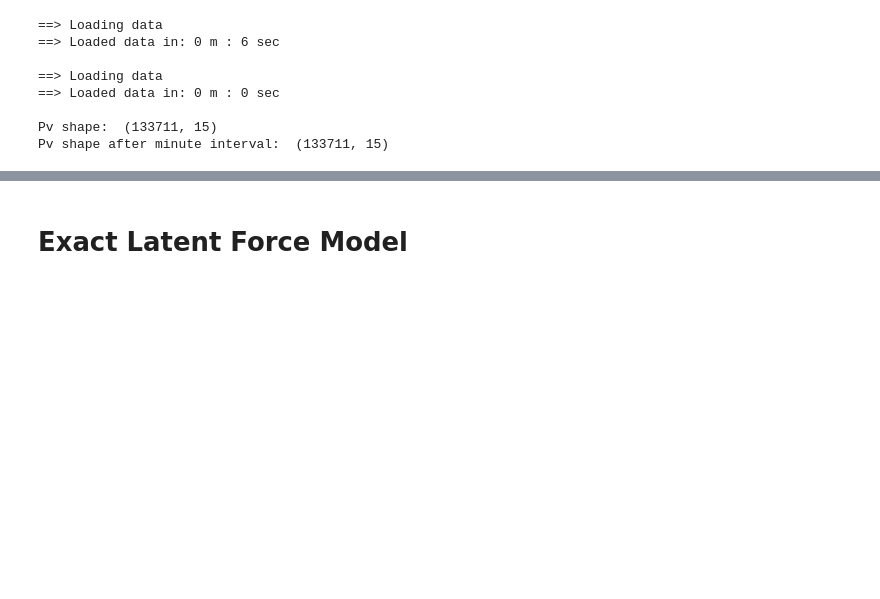
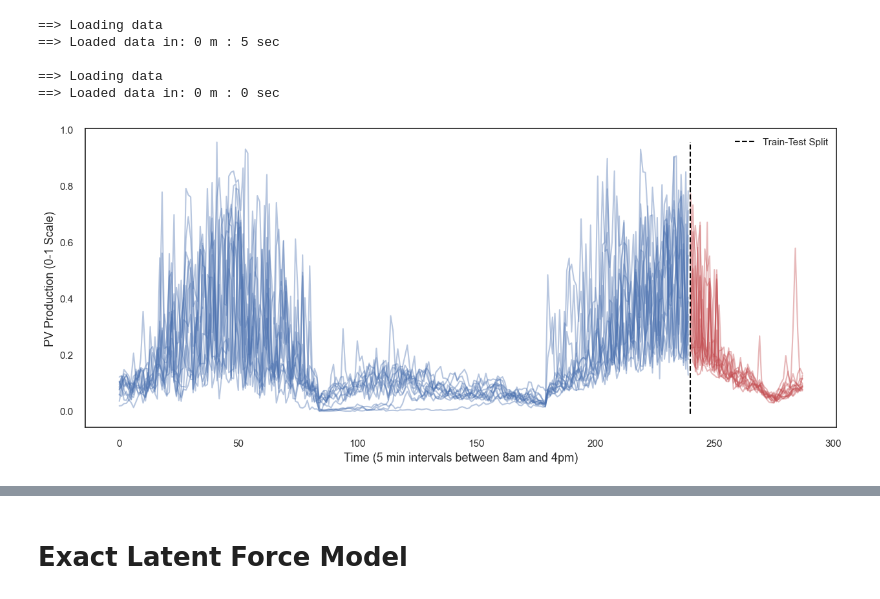
Before and after one commit to eirikbaekkelund/Dissertation, a Jupyter notebook: examples/exact_lfm.ipynb, the cells around one changed output, grey strips where cells are left out. Drawn from its saved outputs; the diff is of its cells as text; code cells hidden in the pictures; blank space fills up the shorter version.

```diff
--- a/examples/exact_lfm.ipynb
+++ b/examples/exact_lfm.ipynb
@@ -14,41 +19,37 @@ torch.manual_seed(SEED)
 np.random.seed(SEED)
 
 # data parameters
-DAY_INIT = 0
+DAY_INIT = 25
 DAY_MIN = 8
 DAY_MAX = 16
-N_DAYS = 2
+N_DAYS = 3
 MINUTE_INTERVAL = 5
 DAILY_DATA_POINTS = (DAY_MAX - DAY_MIN) * 60 / MINUTE_INTERVAL
-N_HOURS_PRED = 2
+N_HOURS_PRED = 4
 N_SYSTEMS = 15
 RADIUS = 0.35
 COORDS = (55, -1.5)
-IDX = 6
-NUM_OUTPUTS = 1
-NUM_LATENTS = 1
-NUM_INDUCING = 100
+NUM_OUTPUTS = 4
 # %%
-loader = PVDataGenerator(n_days=N_DAYS,
+generator = PVDataGenerator(n_days=N_DAYS,
                     day_init=DAY_INIT,
                     n_systems=N_SYSTEMS,
                     radius=RADIUS,
                     coords=COORDS,
                     minute_interval=MINUTE_INTERVAL,
                     day_min=DAY_MIN,
                     day_max=DAY_MAX,
                     folder_name='pv_data',
                     file_name_pv='pv_data_clean.csv',
                     file_name_location='location_data_clean.csv')
 
-time, y = loader.get_time_series()
-x_train, y_train, x_test, y_test = dl.train_test_split(time, y, n_hours=N_HOURS_PRED, minute_interval=MINUTE_INTERVAL)
+X, y = generator.get_time_series()
+x_train, y_train, x_test, y_test = train_test_split(X, y, n_hours=N_HOURS_PRED, minute_interval=MINUTE_INTERVAL)
+plot_train_test_split(y_train, y_test)
 # %% [output]
 ==> Loading data
-==> Loaded data in: 0 m : 6 sec
+==> Loaded data in: 0 m : 5 sec
 
 ==> Loading data
 ==> Loaded data in: 0 m : 0 sec
-
-Pv shape:  (133711, 15)
-Pv shape after minute interval:  (133711, 15)
+[figure, added]
```
Also changed, not shown: parts of 11 cells of this notebook, 10 other files.
